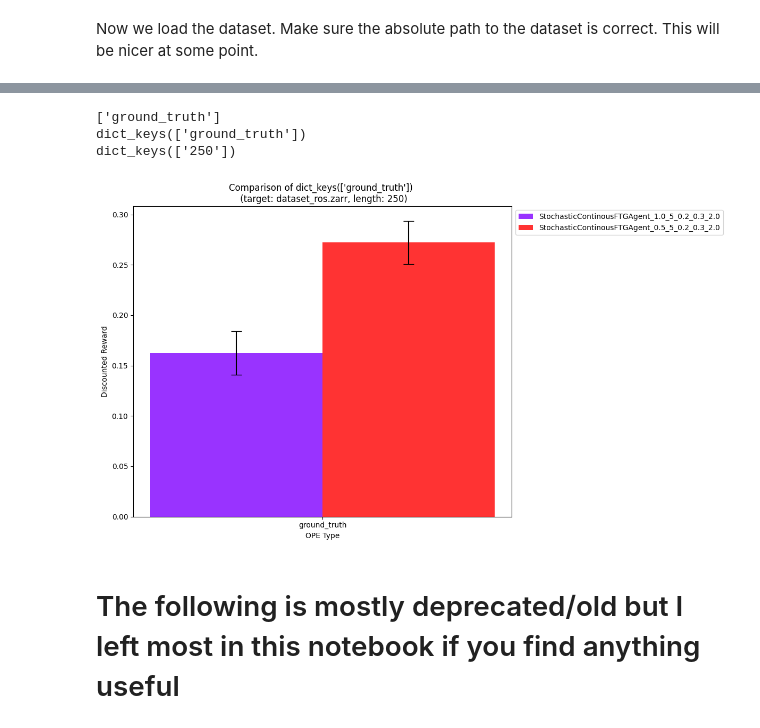
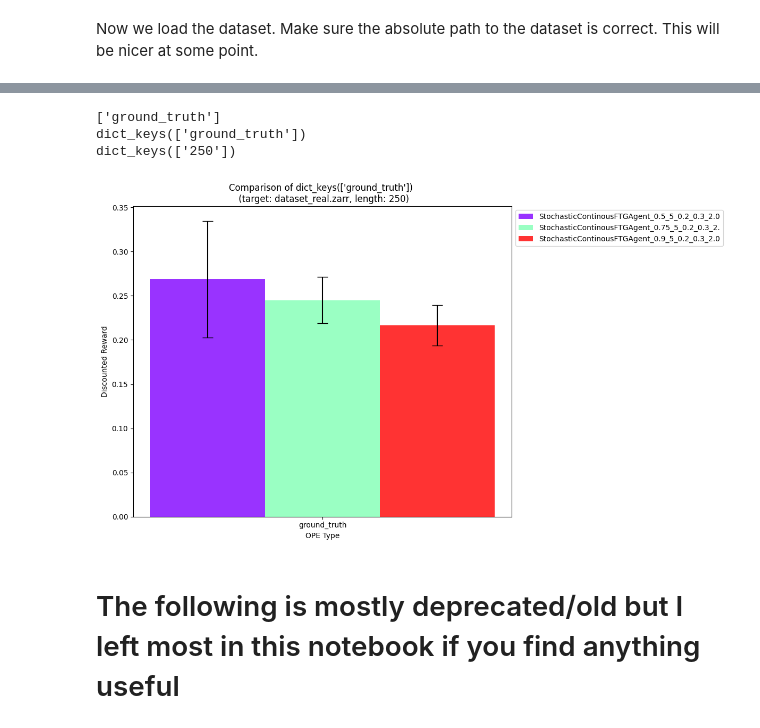
Before and after one commit to HyberionBrew/f110_dope, a Jupyter notebook: explore_ros_ds.ipynb, the cells around one changed output, grey strips where cells are left out. Drawn from its saved outputs; the diff is of its cells as text; code cells hidden in the pictures.

```diff
--- a/explore_ros_ds.ipynb
+++ b/explore_ros_ds.ipynb
@@ -32,7 +32,7 @@ Box([-30.     -30.      -1.      -1.     -20.     -20.     -20.      -0.4189
 # %% [markdown]
 Now we load the dataset. Make sure the absolute path to the dataset is correct. This will be nicer at some point.
 # %%
-root = F110Env.get_dataset(zarr_path="/home/fabian/msc/f110_dope/ws_release/dataset_ros.zarr",
+root = F110Env.get_dataset(zarr_path="/home/fabian/msc/f110_dope/ws_release/dataset_real.zarr",
                             alternate_reward=True, # if we compute a new reward, set this to true
                             # I believe the arguments below should be used mutually exclusively
                             # only_agents=['StochasticContinousFTGAgent_0.5_2_0.2_0.3_2.0'], # here we can only use specific agents
@@ -173,0 +160,32 @@ plt.legend(np.unique(root["infos"]["model_name"]))
+# %%
+# plot the start states of the agents
+import matplotlib.cm as cm
+import matplotlib.lines as mlines
+
+starts = np.roll(root["timeouts"],1)
+# print unique model names
+model_names = np.unique(root["infos"]["model_name"])
+# for each model name, print the number of starts and plot them
+#print(model_names)
+where_model = np.where(root["infos"]["model_name"]==model_names[0])[0]
+where_starts = np.where(starts==True)[0]
+#print(where_starts)
+common_indices = np.intersect1d(where_model, where_starts)
+print(common_indices)
+colors = cm.rainbow(np.linspace(0, 1, len(model_names)))
+legend_handles = []
+
+for idx, model_name in enumerate(np.unique(root["infos"]["model_name"])):
+    #extract the relevant starts
+    where_model = np.where(root["infos"]["model_name"]==model_name)[0]
+    where_starts = np.where(starts==True)[0]
+    intersect = np.intersect1d(where_model, where_starts)
+    legend_line = mlines.Line2D([], [], color=colors[idx], marker='x', linestyle='-', label=model_name)
+    legend_handles.append(legend_line)
+    for i in intersect:
+        plt.plot(root["observations"][i,0],root["observations"][i,1],'x',color=colors[idx])
+        plt.plot(root["observations"][i:i+250,0],root["observations"][i:i+250,1],linestyle='--',color=colors[idx])
+plt.legend(handles=legend_handles)
+    #obs = root["observations"][intersect]
+    #plt.plot(obs[:,0],obs[:,1],'x')
+#plt.legend(np.unique(root["infos"]["model_name"]))
@@ -181,7 +205,7 @@ importlib.reload(pu)
 alternate_reward = True
 timesteps = [250]
 gamma = 0.99
-target_datasets = ["dataset_ros.zarr"]
+target_datasets = ["dataset_real.zarr"]
 
 all_rewards = dict()
 
@@ -233,28 +257,29 @@ Statistics for each model:
 # %%
 """
 logdir = "logdir_torch/mixed_agents"
 all_rewards["fqe"] = pu.traverse_logdir(logdir, method='fqe',
                                     tag_pred='eval/mean_fqe',
                                     tag_std='eval/std_fqe',
                                     minimum_evals=3)
 all_rewards["dr"] = pu.traverse_logdir(logdir, method='fqe_dr',
                                     tag_pred='eval/mean_fqe',
                                     tag_std='eval/std_fqe',
                                     minimum_evals=1)
 import pprint
 """
 all_rewards = pu.post_process_rewards(all_rewards)
 pu.plot_bars_from_dict(all_rewards,
-                        target="dataset_ros.zarr",
+                        target="dataset_real.zarr",
                         length='250',
                         methods= ["ground_truth"],
-                        sub_keys=["StochasticContinousFTGAgent_1.0_5_0.2_0.3_2.0",
-                                 "StochasticContinousFTGAgent_0.5_5_0.2_0.3_2.0"])
+                        sub_keys=['StochasticContinousFTGAgent_0.5_5_0.2_0.3_2.0',
+                                'StochasticContinousFTGAgent_0.75_5_0.2_0.3_2.',
+                                'StochasticContinousFTGAgent_0.9_5_0.2_0.3_2.0'])
 # %% [output]
 ['ground_truth']
 dict_keys(['ground_truth'])
 dict_keys(['250'])
-[figure, old version]
+[figure, new version]
 # %% [markdown]
 # The following is mostly deprecated/old but I left most in this notebook if you find anything useful
 # %%
```
Also changed, not shown: parts of 13 cells of this notebook, 2 other files.
